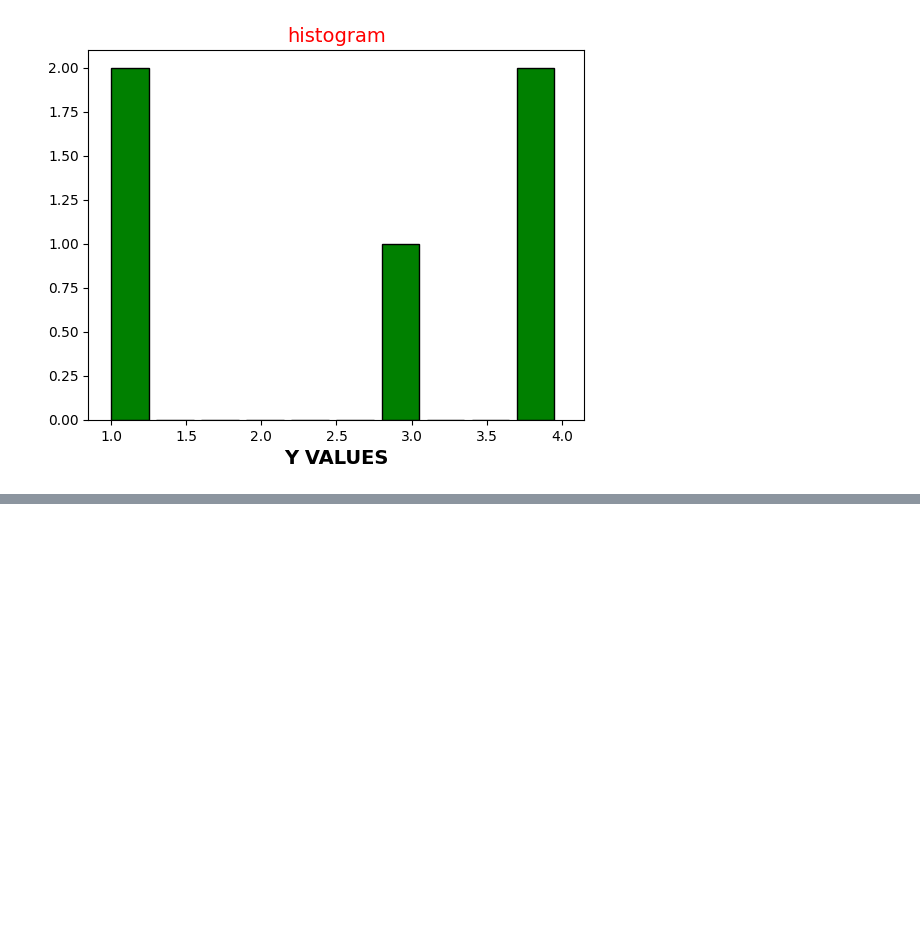
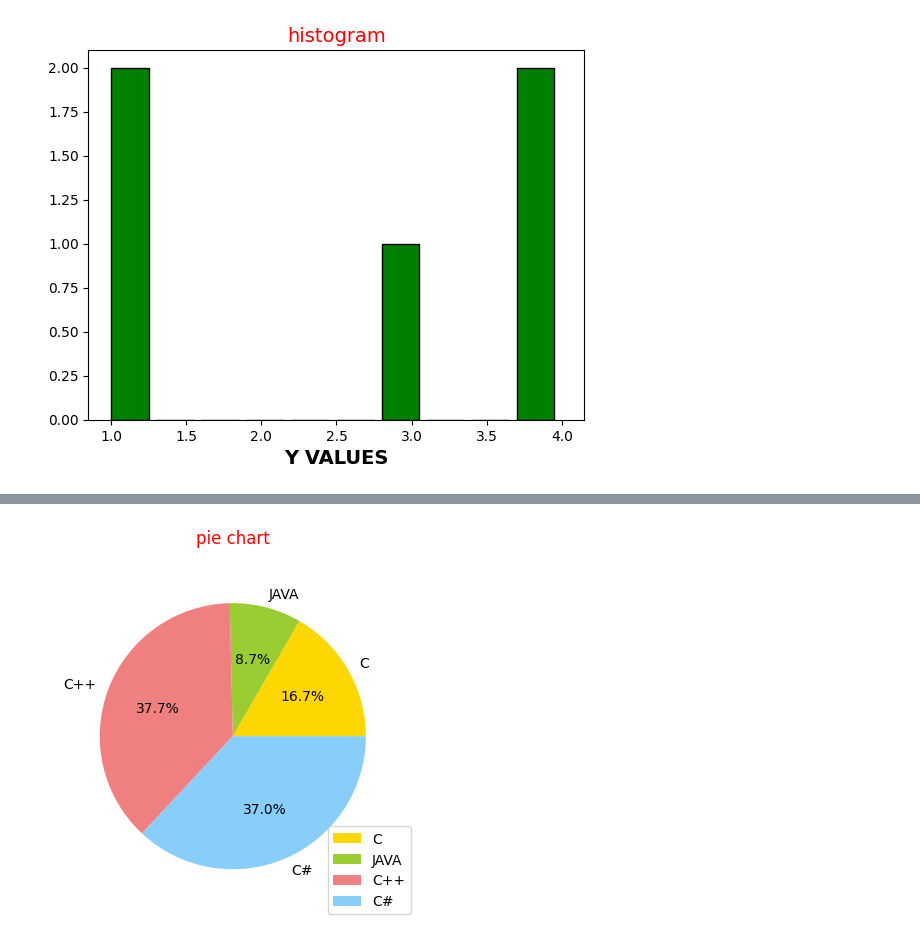
Before and after one commit to ShrikeshB/AIML, a Jupyter notebook: graphs.ipynb, the cells around one changed output, grey strips where cells are left out. Cells and saved outputs as stored; diff of their text form; code cells hidden in the pictures; blank space fills up the shorter version.

```diff
--- a/graphs.ipynb
+++ b/graphs.ipynb
@@ -94,0 +146,8 @@ plt.show()
+# %%
+plt.title('pie chart', color='red')
+colors = ['gold','yellowgreen','lightcoral','lightskyblue','maroon']
+plt.pie(students,labels=subjects,colors=colors,autopct='%1.1f%%' , radius=0.9)
+plt.legend(subjects,loc='lower right')
+plt.show()
+# %% [output]
+[figure, added]
```
Also changed, not shown: parts of 26 cells of this notebook, 13 other files.
